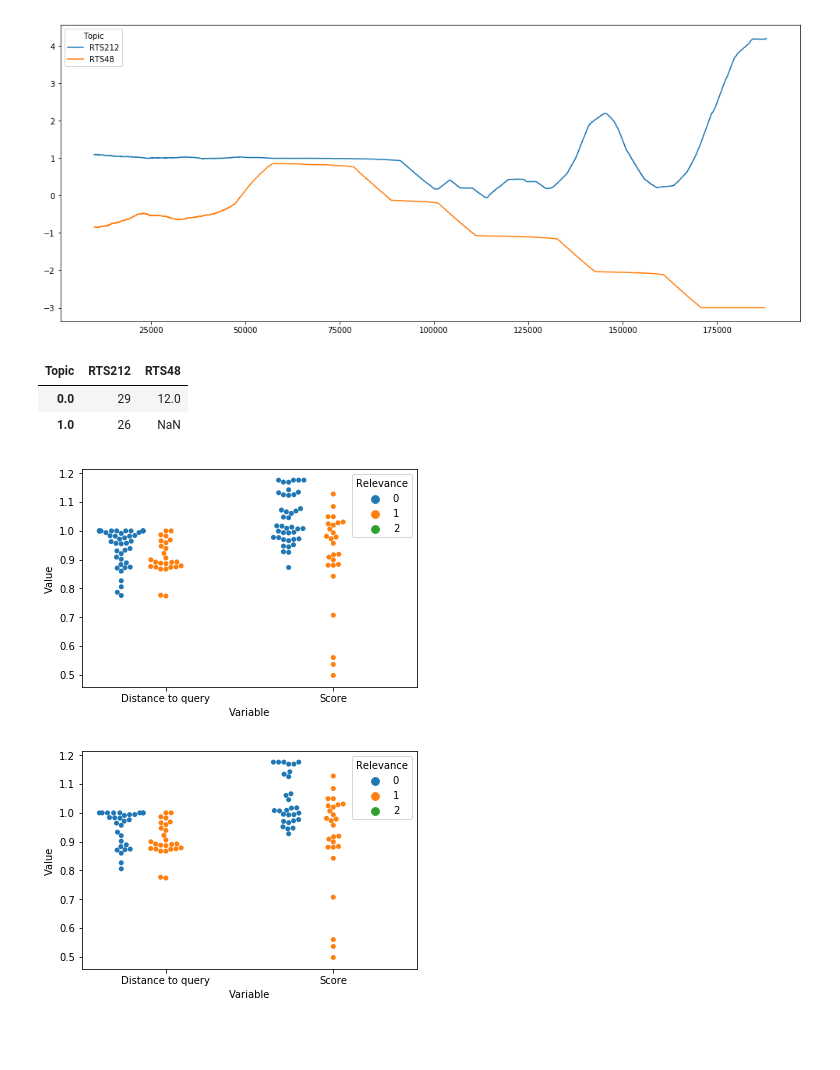
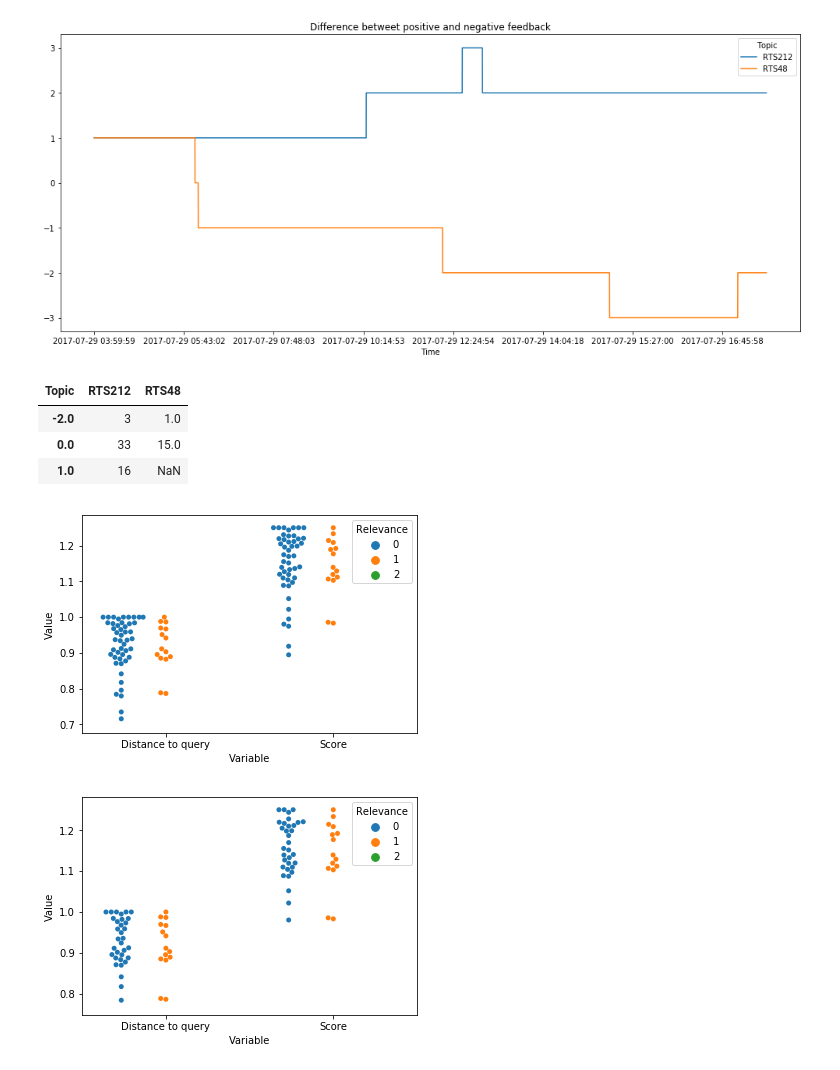
Before and after one commit to dimazest/flock, a Jupyter notebook: rocchio.ipynb, the cells around one changed output. Saved outputs shown, nothing was run; the diff lists cells and outputs as text; code cells hidden in the pictures; blank space fills up the shorter version.

Commit message:
Tweet creation time

```diff
--- a/rocchio.ipynb
+++ b/rocchio.ipynb
@@ -44,20 +44,25 @@ qrels = qrels[['RTS212', 'RTS48']]
 qrels = pd.concat([qrels], axis=1, keys=['Relevance'])
 # %%
 point = pd.read_csv(
-    'eval/RTS17/gundog/ngram-length(3)_keep-spam(0)_language(en)_extract-retweets(1)_keep-retweets(0).point',
-    sep=' ',
+    'eval/RTS17/gundog/ngram-length(3)_keep-spam(0)_language(en)_extract-retweets(0)'
+    '_keep-retweets(1)_negative-distance-threshold(0.8).point',
+#     sep=' ',
     names=[
-        'topic', 'tweet_id',
+        'Topic', 'tweet_id',
         'Distance to query',
         'Distance to positive', 'Distance to negative',
         'Score',
         'retrieve', 'Positive', 'Negative',
+        'Time',
     ],
     header=None,
-    index_col=['tweet_id', 'topic'],
-    squeeze=True,
-#     dtype={'Negative': int},
-).unstack('topic')
+    parse_dates=True,
+    low_memory=False,
+).dropna()
+
+point['Time'] = point['Time'].cummax()
+
+point = point.set_index(['Time', 'tweet_id', 'Topic']).unstack('Topic')
 
 # point = pd.concat([point], axis=1, keys=['Point'])
 
@@ -67,3 +72,5 @@ point = point.merge(
 )
 
 point.columns.names = 'Variable', 'Topic'
+
+point.size
@@ -106,17 +106,25 @@ point.sort_values(
 # %%
 (
-    point['Positive']
-#     point['retrieve'].cumsum()
-    - point['Negative'])[topics].rolling(10_000).mean().plot(use_index=False, figsize=(17, 7)
+    (
+        point['Positive']
+        #point['retrieve'].cumsum()
+        - point['Negative']
+    )[topics]
+#     .rolling(1_000).mean()
+    .reset_index('tweet_id', drop=True).plot(
+        title='Difference betweet positive and negative feedback',
+        figsize=(17, 7),
+    )
 );
 # %% [output]
-[figure, old version]
+[figure, new version]
 # %%
 point['Relevance'].apply(lambda c: c.value_counts()).dropna(axis='columns', how='all')
 # %% [output]
 | Topic | RTS212 | RTS48 |
-| 0.0 | 29 | 12.0 |
-| 1.0 | 26 | NaN |
+| -2.0 | 3 | 1.0 |
+| 0.0 | 33 | 15.0 |
+| 1.0 | 16 | NaN |
 # %%
 distance_score = (
     point[['Distance to query', 'Score', 'Relevance']]
@@ -132,13 +140,13 @@ sns.swarmplot(
     data=distance_score, x='Variable', y='Value', hue='Relevance', hue_order=[0, 1, 2], dodge=True
 );
 # %% [output]
-[figure, old version]
+[figure, new version]
 # %%
 sns.swarmplot(
     data=distance_score.loc['RTS212'], x='Variable', y='Value', hue='Relevance', hue_order=[0, 1, 2], dodge=True
 );
 # %% [output]
-[figure, old version]
+[figure, new version]
 # %%
 sns.swarmplot(
     data=distance_score.loc['RTS48'], x='Variable', y='Value', hue='Relevance', hue_order=[0, 1, 2], dodge=True
```
Also changed, not shown: parts of 5 cells of this notebook, 3 other files.
